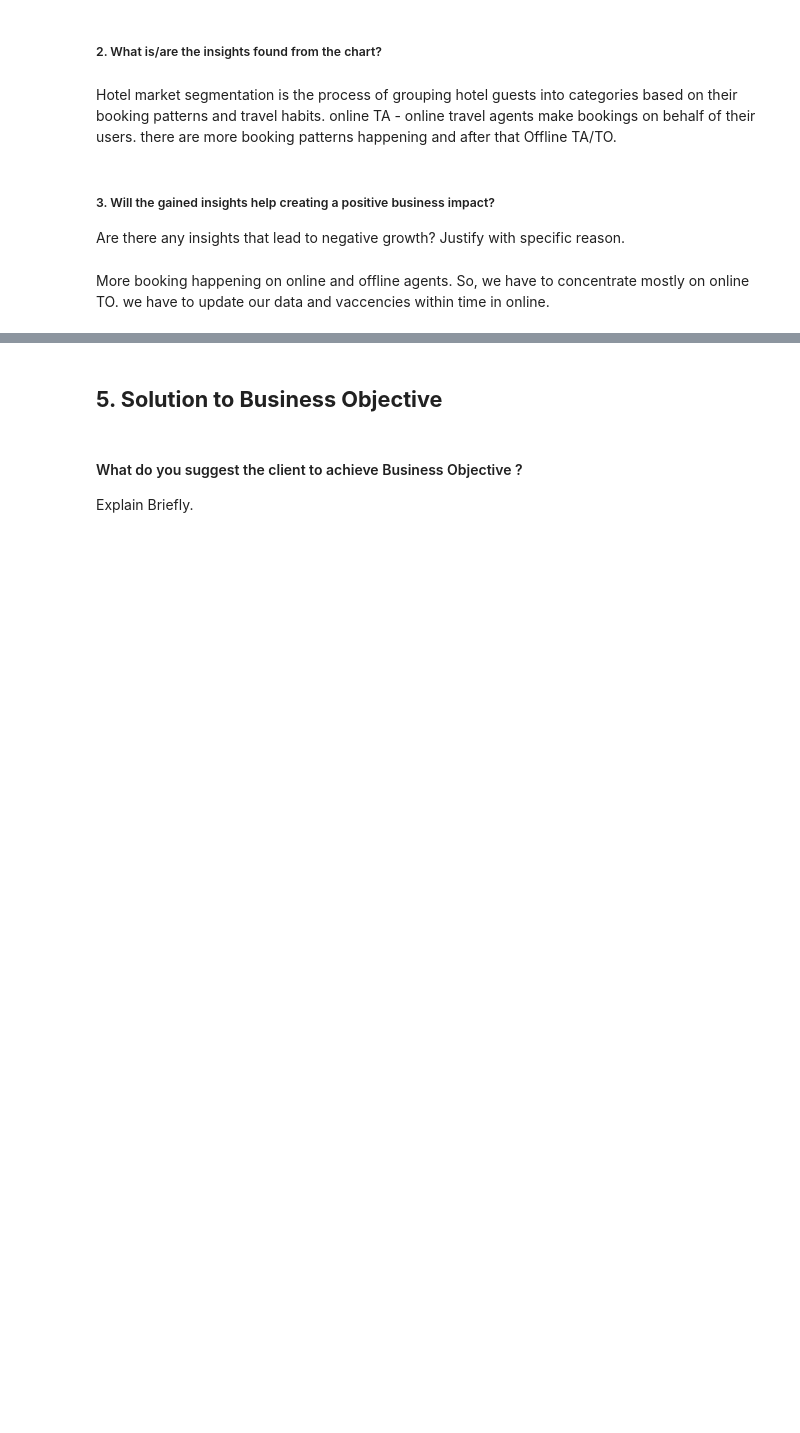
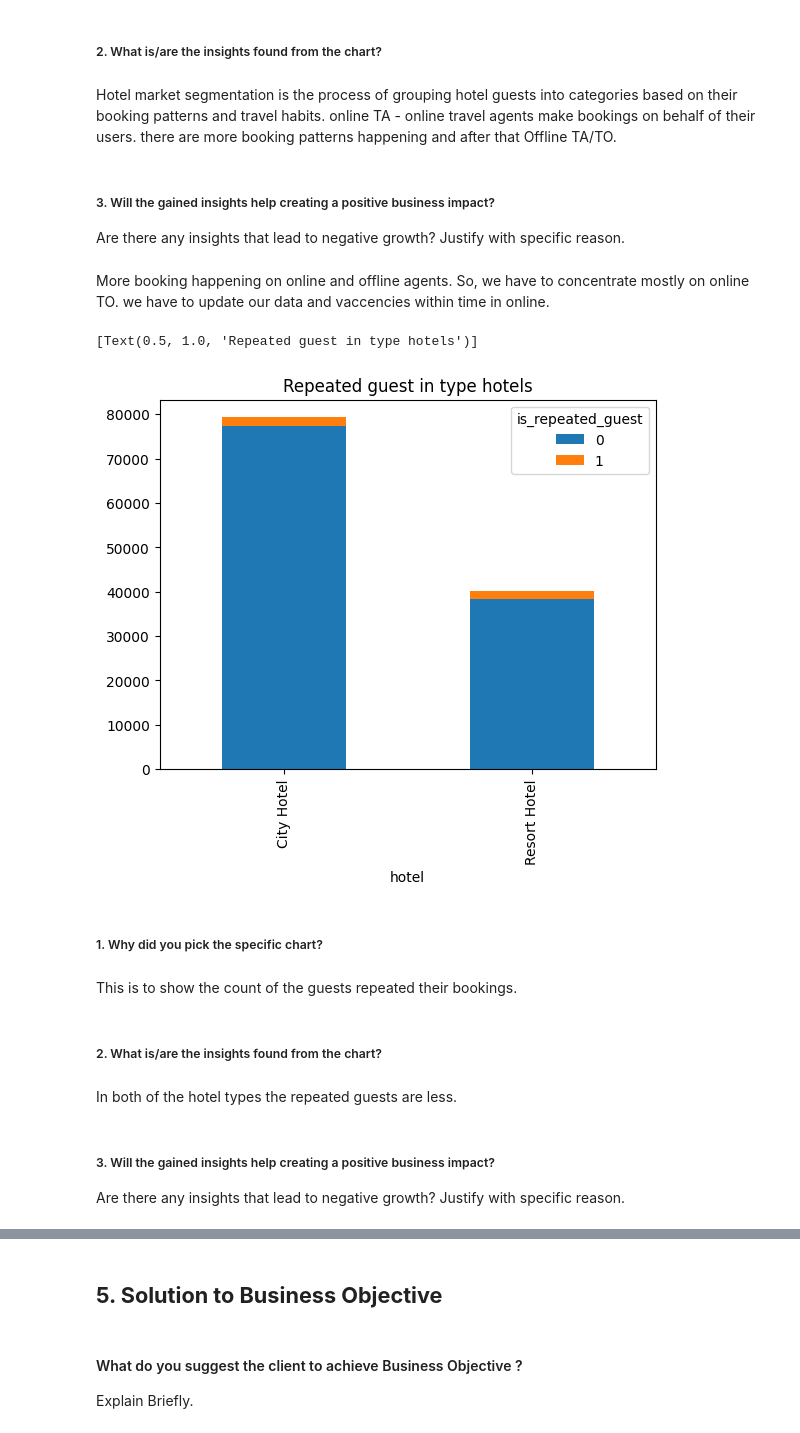
Before and after one commit to matlarakshan/Almabetter_Projects, a Jupyter notebook: Hotel_Bookings_EDA.ipynb, the cells around one changed output, grey strips where cells are left out. Saved outputs shown, nothing was run; the diff lists cells and outputs as text; code cells hidden in the pictures; blank space fills up the shorter version.

```diff
--- a/Hotel_Bookings_EDA.ipynb
+++ b/Hotel_Bookings_EDA.ipynb
@@ -672,3 +779,23 @@ Hotel market segmentation is the process of grouping hotel guests into categorie
 Are there any insights that lead to negative growth? Justify with specific reason.
 # %% [markdown]
 More booking happening on online and offline agents. So, we have to concentrate mostly on online TO. we have to update our data and vaccencies within time in online.
+# %%
+#stacked bar plot
+# 0 not repeated 1 repeated
+hotel_bookings.groupby(['hotel', 'is_repeated_guest']
+              )['is_repeated_guest'].count().unstack().plot(kind='bar', stacked=True,
+                                                             ).set(title = 'Repeated guest in type hotels')
+# %% [output]
+[Text(0.5, 1.0, 'Repeated guest in type hotels')]
+[figure, added]
+# %% [markdown]
+##### 1. Why did you pick the specific chart?
+# %% [markdown]
+This is to show the count of the guests repeated their bookings.
+# %% [markdown]
+##### 2. What is/are the insights found from the chart?
+# %% [markdown]
+In both of the hotel types the repeated guests are less.
+# %% [markdown]
+##### 3. Will the gained insights help creating a positive business impact?
+Are there any insights that lead to negative growth? Justify with specific reason.
```
Also changed, not shown: parts of 31 cells of this notebook.
